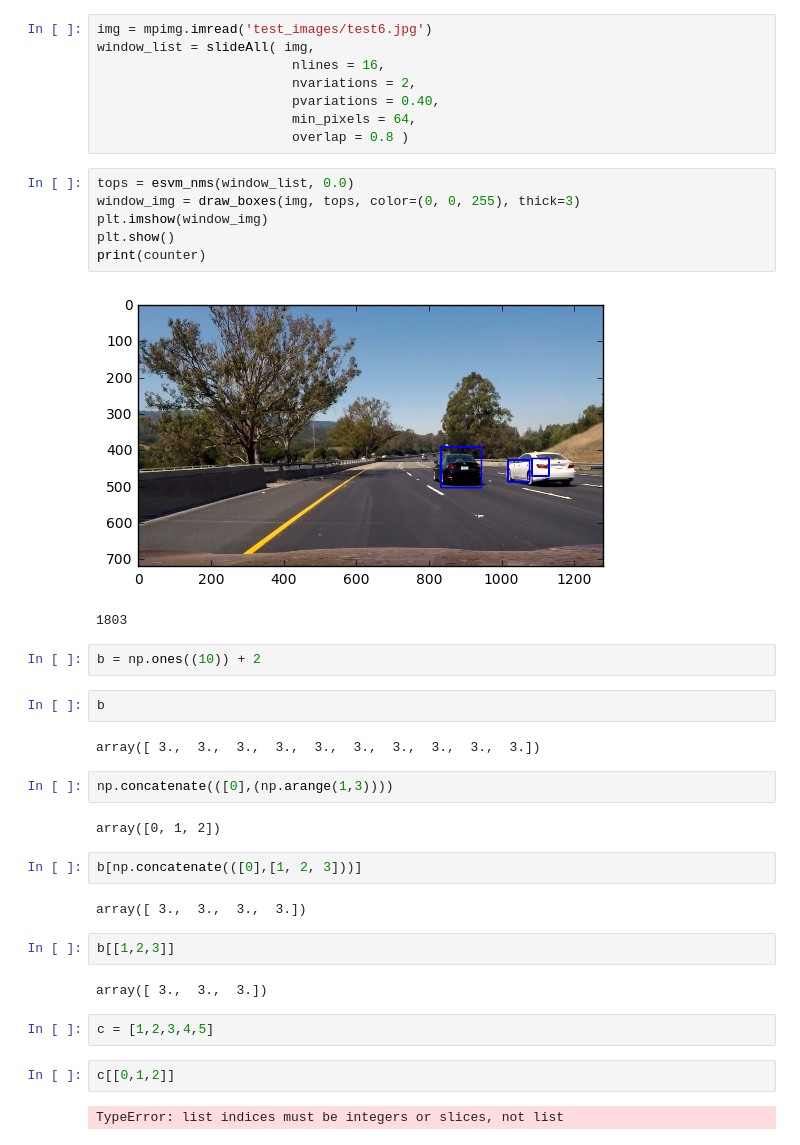
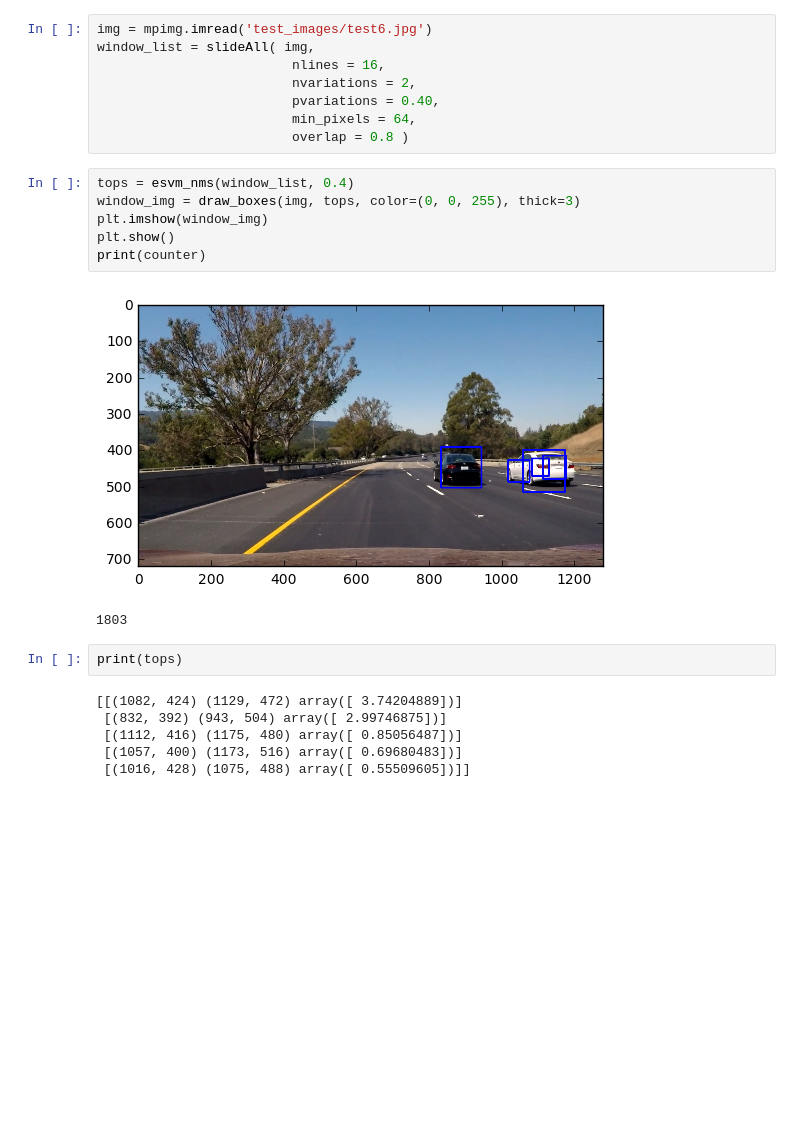
Before and after one commit to eigendreams/vehicle_tracking, a Jupyter notebook: Universal.ipynb, the cells around one changed output. Saved outputs shown, nothing was run; the diff lists cells and outputs as text; blank space fills up the shorter version.

```diff
--- a/Universal.ipynb
+++ b/Universal.ipynb
@@ -676,35 +677,19 @@ window_list = slideAll( img,
                          min_pixels = 64,
                          overlap = 0.8 )
 # %%
-tops = esvm_nms(window_list, 0.0)
+tops = esvm_nms(window_list, 0.4)
 window_img = draw_boxes(img, tops, color=(0, 0, 255), thick=3)
 plt.imshow(window_img)
 plt.show()
 print(counter)
 # %% [output]
-[figure, old version]
+[figure, new version]
 1803
-# %%
-b = np.ones((10)) + 2
-# %%
-b
-# %% [output]
-array([ 3.,  3.,  3.,  3.,  3.,  3.,  3.,  3.,  3.,  3.])
-# %%
-np.concatenate(([0],(np.arange(1,3))))
-# %% [output]
-array([0, 1, 2])
-# %%
-b[np.concatenate(([0],[1, 2, 3]))]
-# %% [output]
-array([ 3.,  3.,  3.,  3.])
-# %%
-b[[1,2,3]]
-# %% [output]
-array([ 3.,  3.,  3.])
-# %%
-c = [1,2,3,4,5]
-# %%
-c[[0,1,2]]
-# %% [output]
-TypeError: list indices must be integers or slices, not list
+# %%
+print(tops)
+# %% [output]
+[[(1082, 424) (1129, 472) array([ 3.74204889])]
+ [(832, 392) (943, 504) array([ 2.99746875])]
+ [(1112, 416) (1175, 480) array([ 0.85056487])]
+ [(1057, 400) (1173, 516) array([ 0.69680483])]
+ [(1016, 428) (1075, 488) array([ 0.55509605])]]
```
Also changed, not shown: parts of 6 cells of this notebook.
